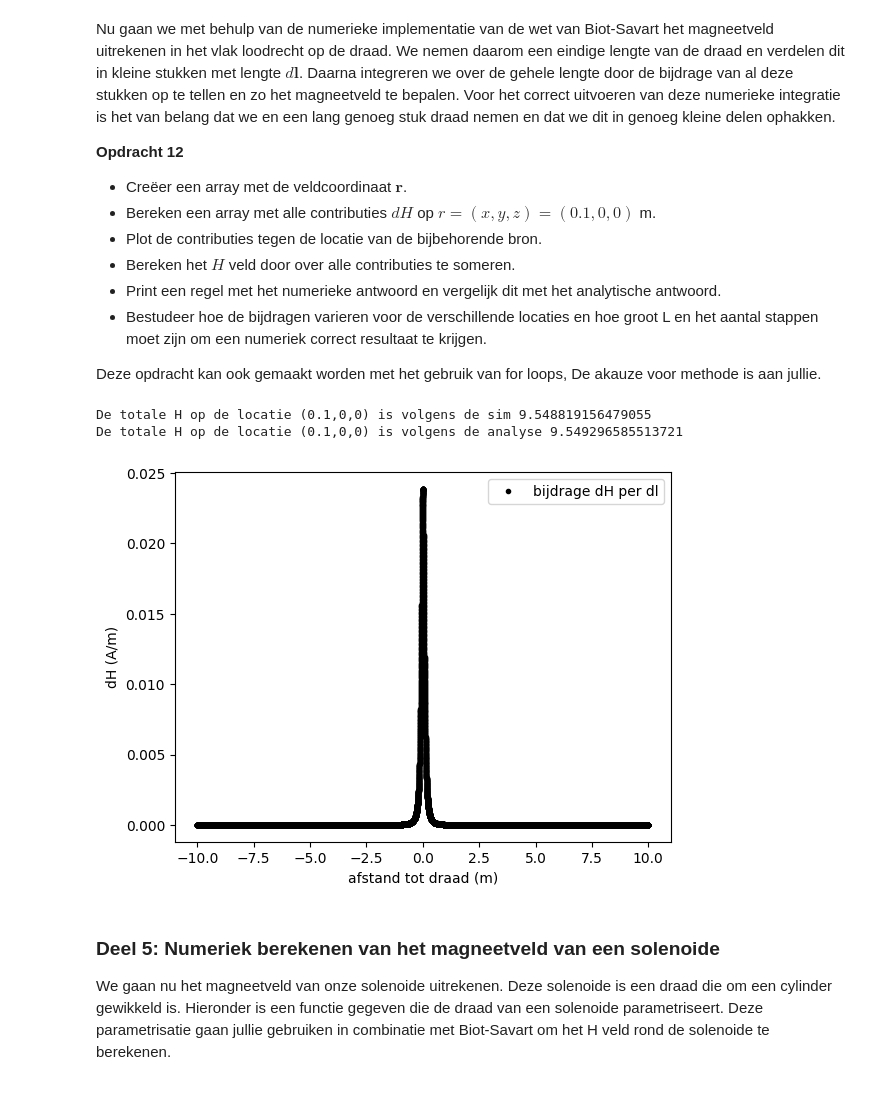
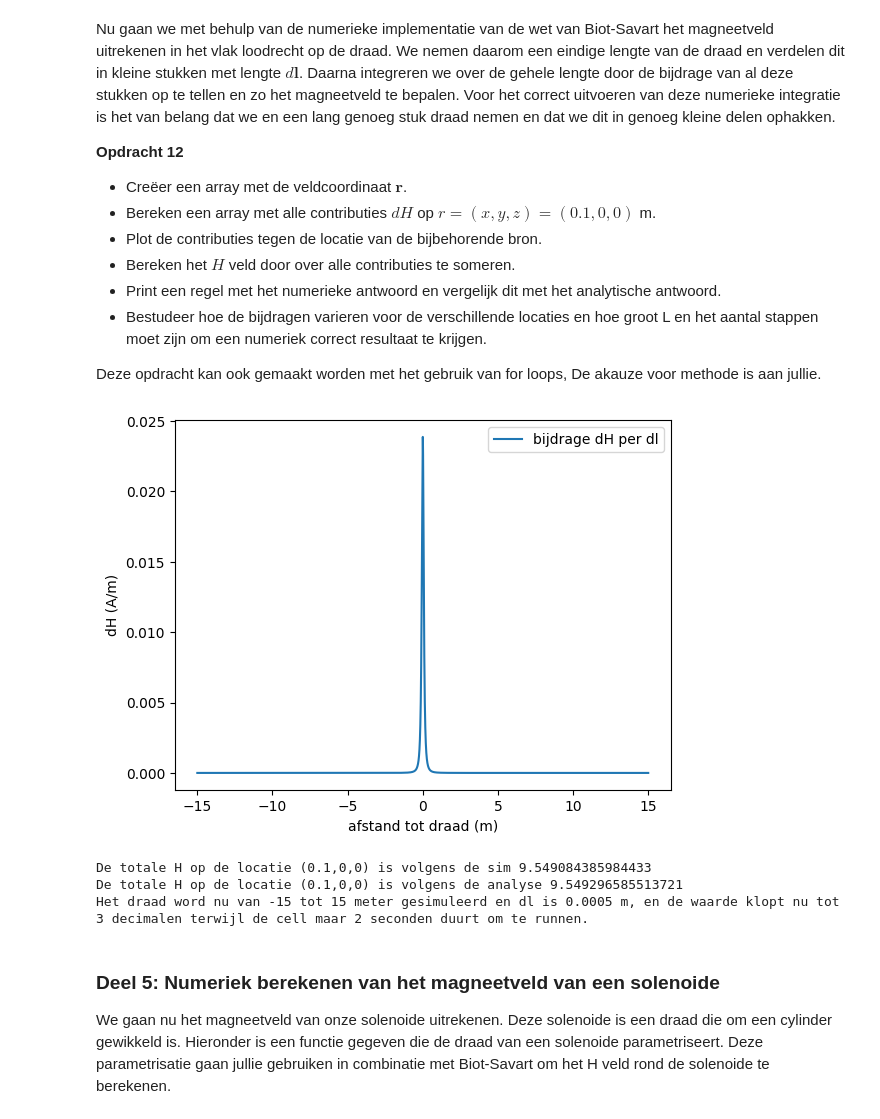
Before and after one commit to BobVill/opdrachten-DEF-D, a Jupyter notebook: KrachtactuatorOpdracht.ipynb, the cells around one changed output. Saved outputs shown, nothing was run; the diff lists cells and outputs as text; code cells hidden in the pictures.

```diff
--- a/KrachtactuatorOpdracht.ipynb
+++ b/KrachtactuatorOpdracht.ipynb
@@ -378,31 +378,34 @@ Deze opdracht kan ook gemaakt worden met het gebruik van for loops, De akauze vo
 # %%
 r_veld=np.array([0.1,0,0])
 dl=0.0005
 dlvector=np.array([0,0,dl]) #stapgrootte in principe
-afstand_bron=np.arange(-10,10,dl)
+afstand_bron=np.arange(-15,15,dl)
 r_bron=np.zeros((len(afstand_bron), 3))
 r_bron[:,2]=afstand_bron
 i=0
 dH_array=np.zeros((len(afstand_bron),3))
 
 while i<len(afstand_bron):
     dH_array[i]= field_current_element(r_veld,r_bron[i,:],dlvector)
     i+=1
 
 plt.figure()
-plt.plot(afstand_bron,dH_array[:,1],'k.',label='bijdrage dH per dl')
+plt.plot(afstand_bron,dH_array[:,1],label='bijdrage dH per dl')
 plt.xlabel("afstand tot draad (m)")
 plt.ylabel('dH (A/m)')
 plt.legend()
+plt.show()
 
 Htot=np.sum(dH_array[:,1])
 Hreal= I/(2*np.pi*0.1)
 print('De totale H op de locatie (0.1,0,0) is volgens de sim',Htot)
 print('De totale H op de locatie (0.1,0,0) is volgens de analyse',Hreal)
+print('Het draad word nu van -15 tot 15 meter gesimuleerd en dl is 0.0005 m, en de waarde klopt nu tot 3 decimalen terwijl de cell maar 2 seconden duurt om te runnen.')
 # %% [output]
+[figure, new version]
-De totale H op de locatie (0.1,0,0) is volgens de sim 9.548819156479055
+De totale H op de locatie (0.1,0,0) is volgens de sim 9.549084385984433
 De totale H op de locatie (0.1,0,0) is volgens de analyse 9.549296585513721
+Het draad word nu van -15 tot 15 meter gesimuleerd en dl is 0.0005 m, en de waarde klopt nu tot 3 decimalen terwijl de cell maar 2 seconden duurt om te runnen.
-[figure, old version]
 # %% [markdown]
 ### Deel 5: Numeriek berekenen van het magneetveld van een solenoide
 
```
